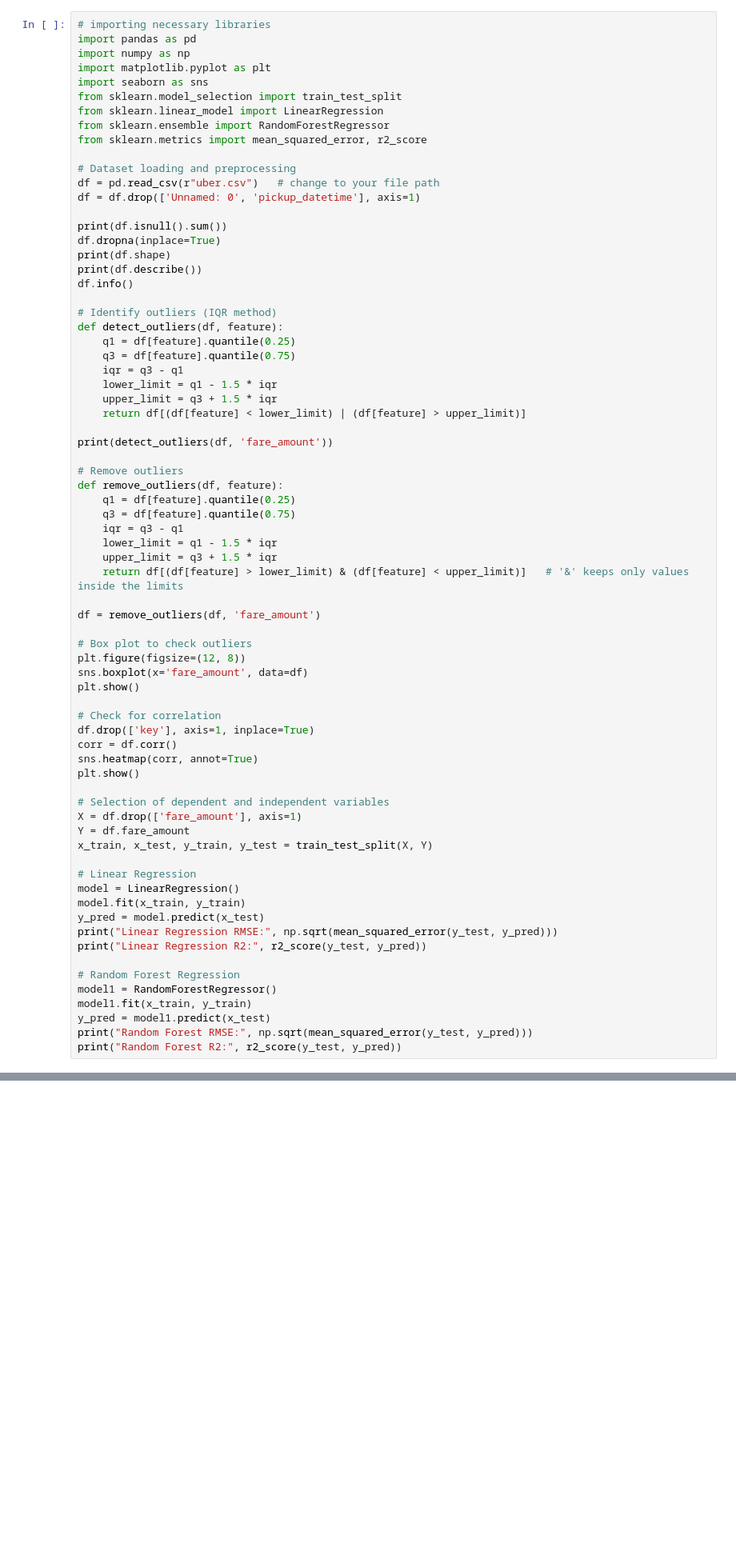
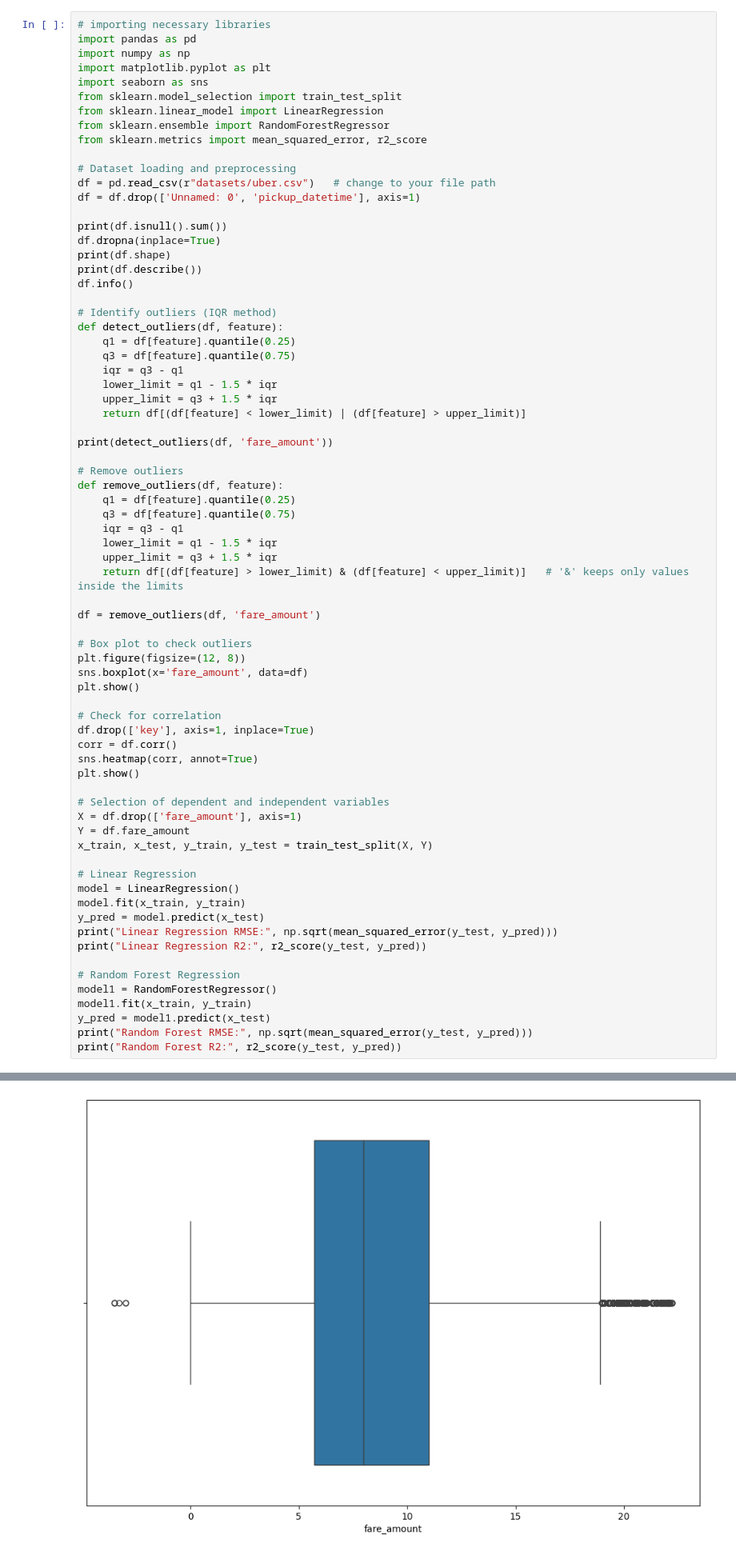
Before and after one commit to Sanika994777/lab, a Jupyter notebook: ML/b1.ipynb, the cells around one changed output, grey strips where cells are left out. Shown at 80% size. Drawn from its saved outputs; the diff is of its cells as text; blank space fills up the shorter version.

```diff
--- a/ML/b1.ipynb
+++ b/ML/b1.ipynb
@@ -10,7 +10,7 @@ from sklearn.ensemble import RandomForestRegressor
 from sklearn.metrics import mean_squared_error, r2_score
 
 # Dataset loading and preprocessing
-df = pd.read_csv(r"uber.csv")   # change to your file path
+df = pd.read_csv(r"datasets/uber.csv")   # change to your file path
 df = df.drop(['Unnamed: 0', 'pickup_datetime'], axis=1)
 
 print(df.isnull().sum())
@@ -74,0 +91 @@ Error:
+[figure, added]
```
Also changed, not shown: parts of 1 cell of this notebook, 4 other files.
